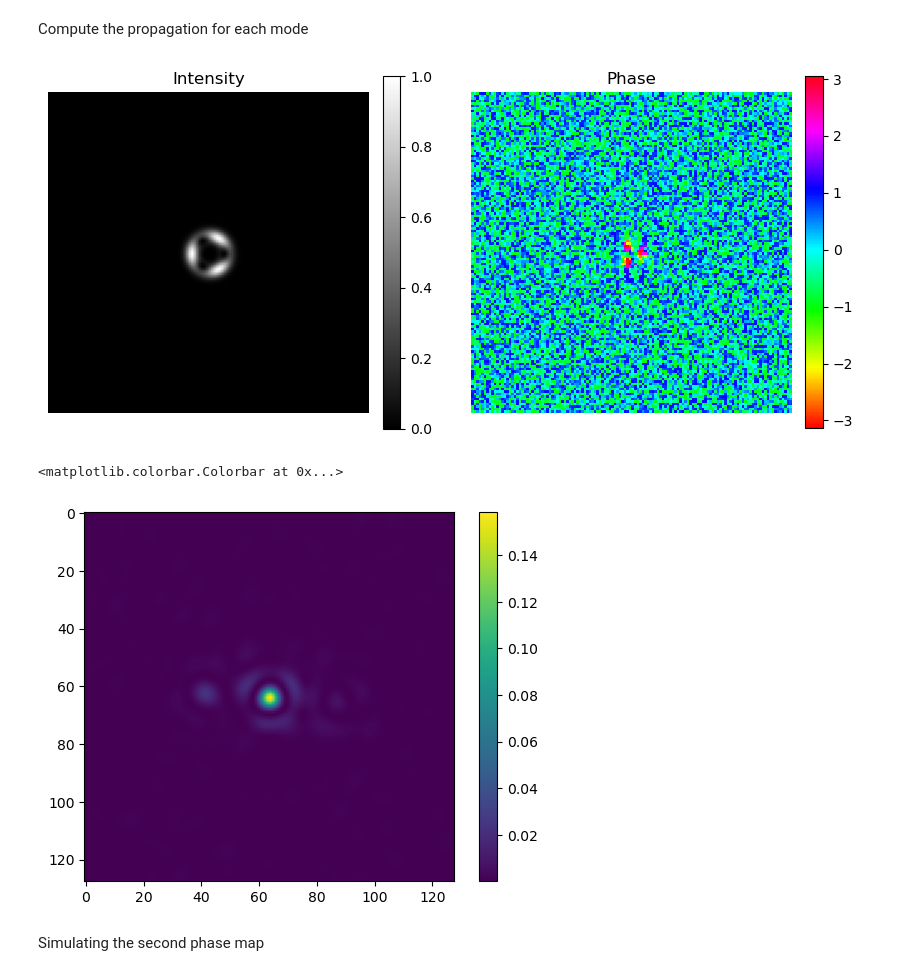
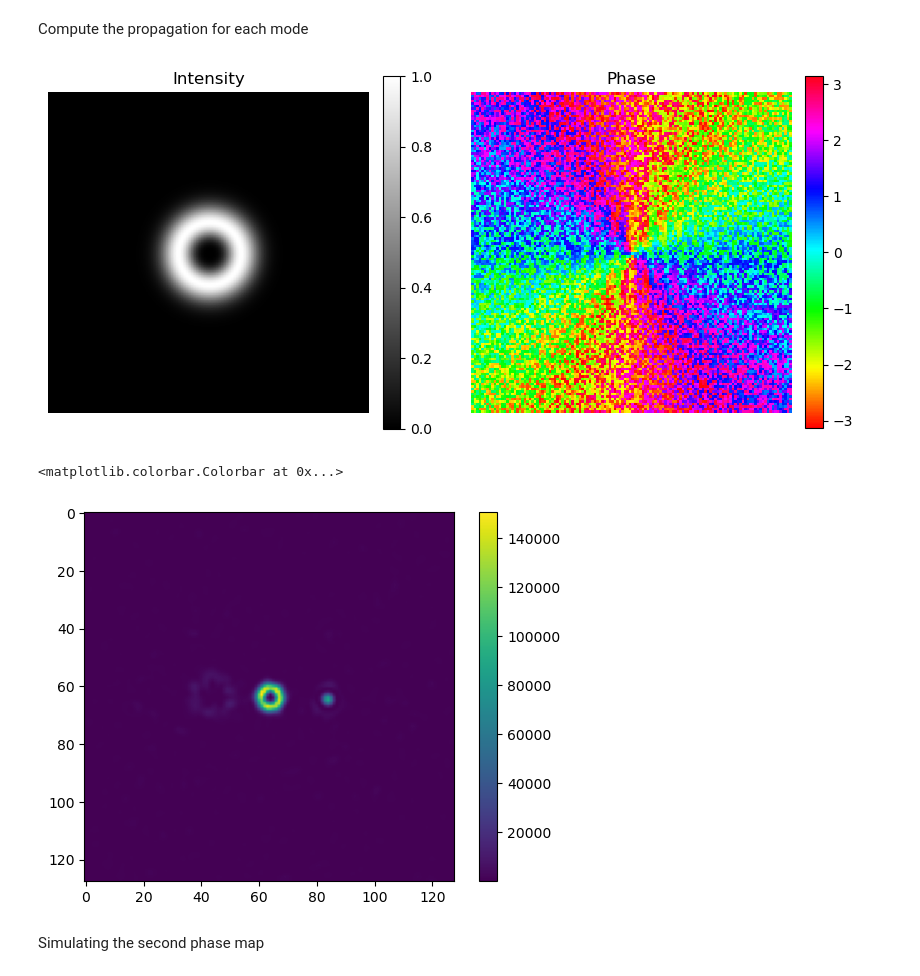
Before and after one commit to TareqJ1000/KnotSorter, a Jupyter notebook: PhaseAnalyzer.ipynb, the cells around one changed output. Saved outputs shown, nothing was run; the diff lists cells and outputs as text; code cells hidden in the pictures.

```diff
--- a/PhaseAnalyzer.ipynb
+++ b/PhaseAnalyzer.ipynb
@@ -61,6 +61,7 @@ knotType = cnfg['knotType']
 shapeParams = cnfg['shapeParams']
 fourier_lens = cnfg['fourier_length']*cm # fourier length of both lens in cm
 GFilterStrength=cnfg['gauss_filter_sigma']
+channel_seperation = cnfg['channel_sep']
 
 # Define the coordinate space
 
@@ -76,7 +77,6 @@ dy = maxx/N
 #okay let's just say h here is dx or dy for now WLOG (WITH ... loss of generality)
 
 h = dx
-
 X = dx*(np.arange(N) - N //2)
 Y = dy*(np.arange(N) - N //2)
 
@@ -89,7 +89,7 @@ Create the OAM beams that we need to sort
 # Now create a list containing 'oamMode' objects
 
 list_of_OAMs = []
-output_chans = output_chan_symmetric(X,Y,output_chan_width, maxx,num_of_output_chans)
+output_chans = output_chan_symmetric(X,Y,output_chan_width, maxx,num_of_output_chans, chan_sep=channel_seperation)
 
 if(isKnot):
     for ii in range(len(knotType)):
@@ -208,30 +216,35 @@ test_mask = OAMWithGratings(1,N,N,0,0,[1,1,1,1])
 # %% [markdown]
 Compute the propagation for each mode
 # %%
+from scipy.fft import ifft2, ifftshift, fft2, fftshift
+
 # Let's pick an LG beam to analyze
 
-field = list_of_OAMs[0].oamBeam
+mode_num = 1
+
+field = list_of_OAMs[mode_num].oamBeam
 field = field/np.max(np.abs(field))
 
 # modulate the field by the first phase map
 
 field_mod_1 = field *np.exp(1j*phase_out[0])
 
 TotInt(field_mod_1)
 
 # let's simulate the propagation of the lens
 
-field_lens, _ = propFF(field_mod_1,maxx,la,fourier_lens)
+#field_lens, _ = propFF(field_mod_1,maxx,la,fourier_lens)
+field_lens = fftshift(fft2(field_mod_1))
 
 # compute the field intensity
 
 final_field_int = np.abs(field_lens)**2
-plt.imshow(final_field_int)
+plt.imshow(final_field_int )
 plt.colorbar()
 # %% [output]
-[figure, old version]
+[figure, new version]
 <matplotlib.colorbar.Colorbar at 0x...>
-[figure, old version]
+[figure, new version]
 # %% [markdown]
 Simulating the second phase map
 # %%
```
Also changed, not shown: parts of 8 cells of this notebook, 45 other files.
